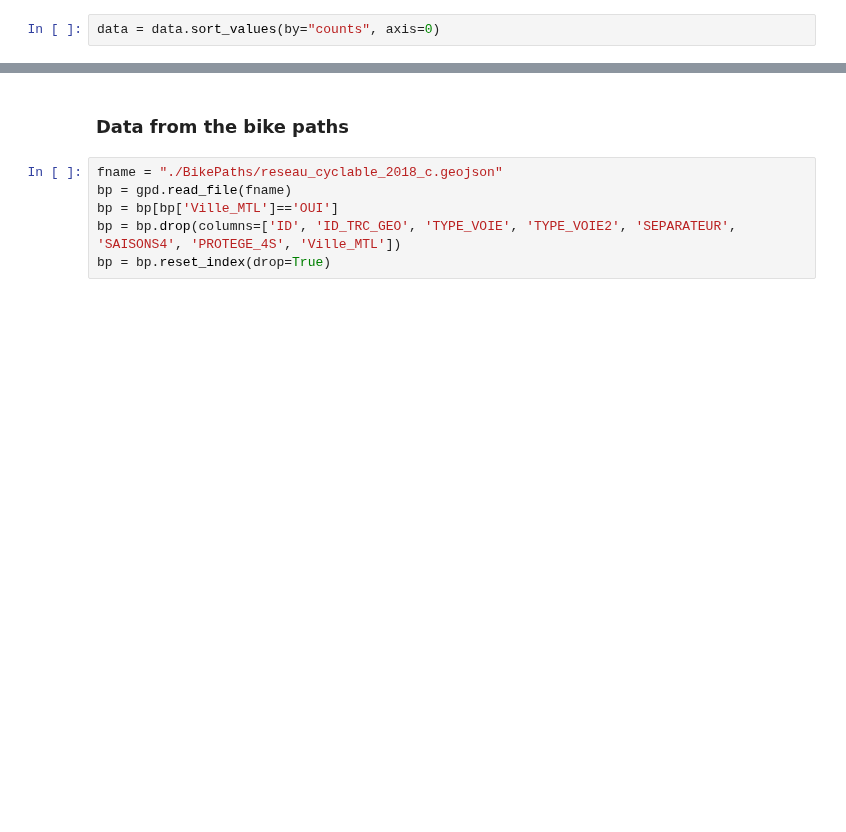
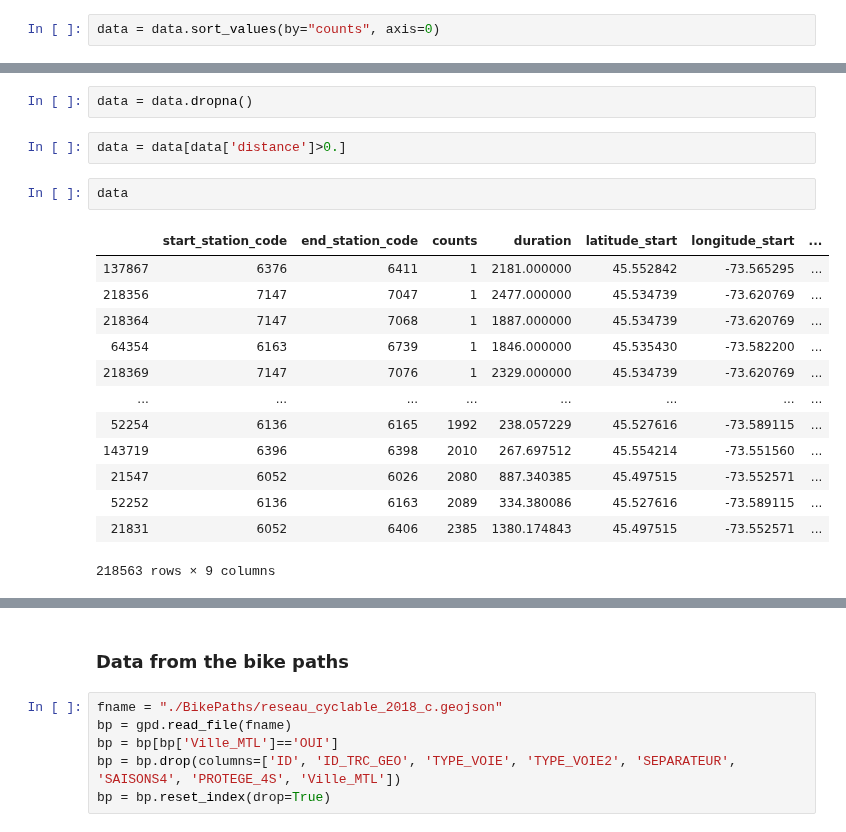
Before and after one commit to daviskia/ada-project-deep-penguin, a Jupyter notebook: Bike_Friendliness_of_Bixi_Paths.ipynb, the cells around one changed output, grey strips where cells are left out. Cells and saved outputs as stored; diff of their text form; blank space fills up the shorter version.

```diff
--- a/Bike_Friendliness_of_Bixi_Paths.ipynb
+++ b/Bike_Friendliness_of_Bixi_Paths.ipynb
@@ -57,0 +58,20 @@ data[10000:]
+# %%
+data = data.dropna()
+# %%
+data = data[data['distance']>0.]
+# %%
+data
+# %% [output]
+|  | start_station_code | end_station_code | counts | duration | latitude_start | longitude_start | ... |
+| 137867 | 6376 | 6411 | 1 | 2181.000000 | 45.552842 | -73.565295 | ... |
+| 218356 | 7147 | 7047 | 1 | 2477.000000 | 45.534739 | -73.620769 | ... |
+| 218364 | 7147 | 7068 | 1 | 1887.000000 | 45.534739 | -73.620769 | ... |
+| 64354 | 6163 | 6739 | 1 | 1846.000000 | 45.535430 | -73.582200 | ... |
+| 218369 | 7147 | 7076 | 1 | 2329.000000 | 45.534739 | -73.620769 | ... |
+| ... | ... | ... | ... | ... | ... | ... | ... |
+| 52254 | 6136 | 6165 | 1992 | 238.057229 | 45.527616 | -73.589115 | ... |
+| 143719 | 6396 | 6398 | 2010 | 267.697512 | 45.554214 | -73.551560 | ... |
+| 21547 | 6052 | 6026 | 2080 | 887.340385 | 45.497515 | -73.552571 | ... |
+| 52252 | 6136 | 6163 | 2089 | 334.380086 | 45.527616 | -73.589115 | ... |
+| 21831 | 6052 | 6406 | 2385 | 1380.174843 | 45.497515 | -73.552571 | ... |
+218563 rows × 9 columns
```
Also changed, not shown: parts of 26 cells of this notebook.
